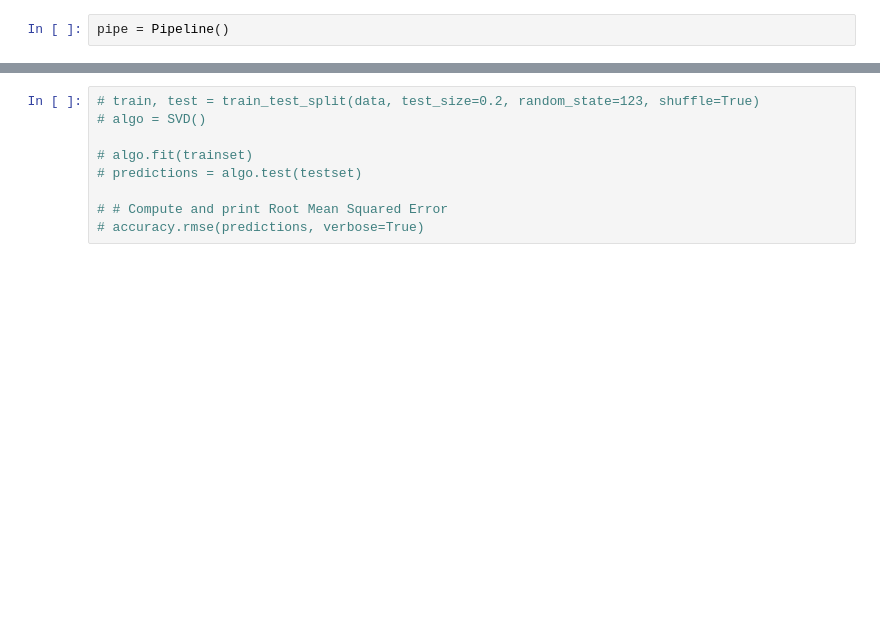
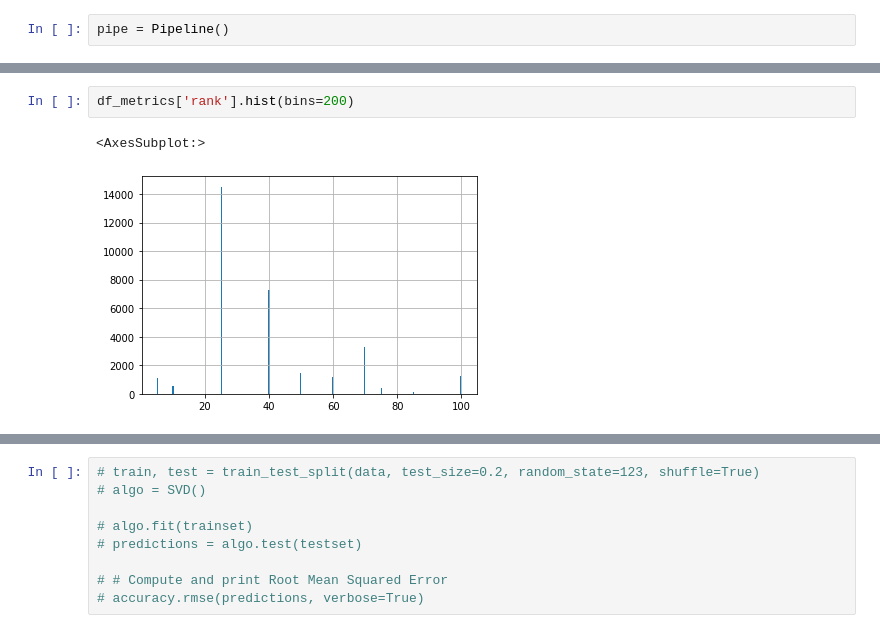
Before and after one commit to fpsawicki/42578-Advanced-Business-Analytics, a Jupyter notebook: Recommender.ipynb, the cells around one changed output, grey strips where cells are left out. Cells and saved outputs as stored; diff of their text form; blank space fills up the shorter version.

```diff
--- a/Recommender.ipynb
+++ b/Recommender.ipynb
@@ -31,0 +116,5 @@ array([ True, False])
+# %%
+df_metrics['rank'].hist(bins=200)
+# %% [output]
+<AxesSubplot:>
+[figure, added]
```
Also changed, not shown: parts of 42 cells of this notebook.
